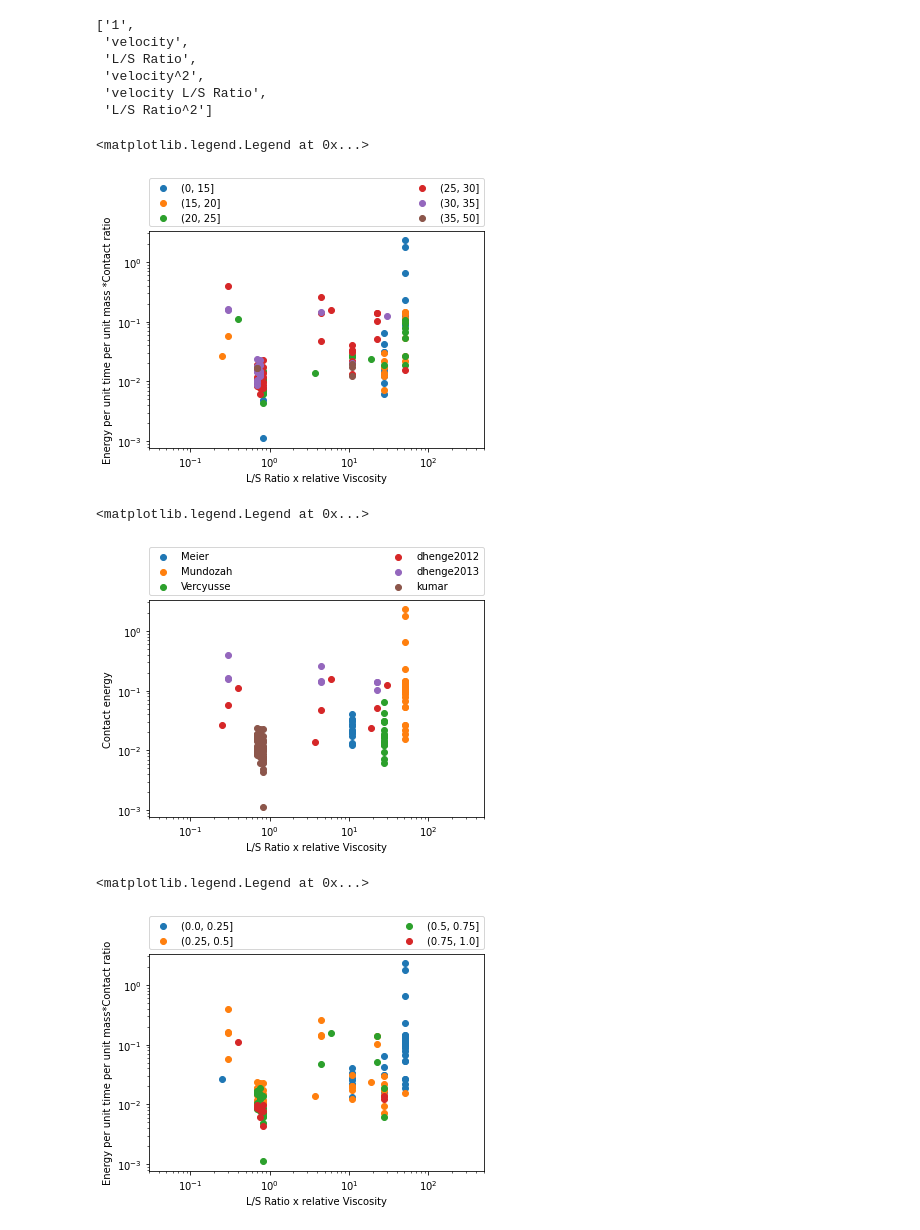
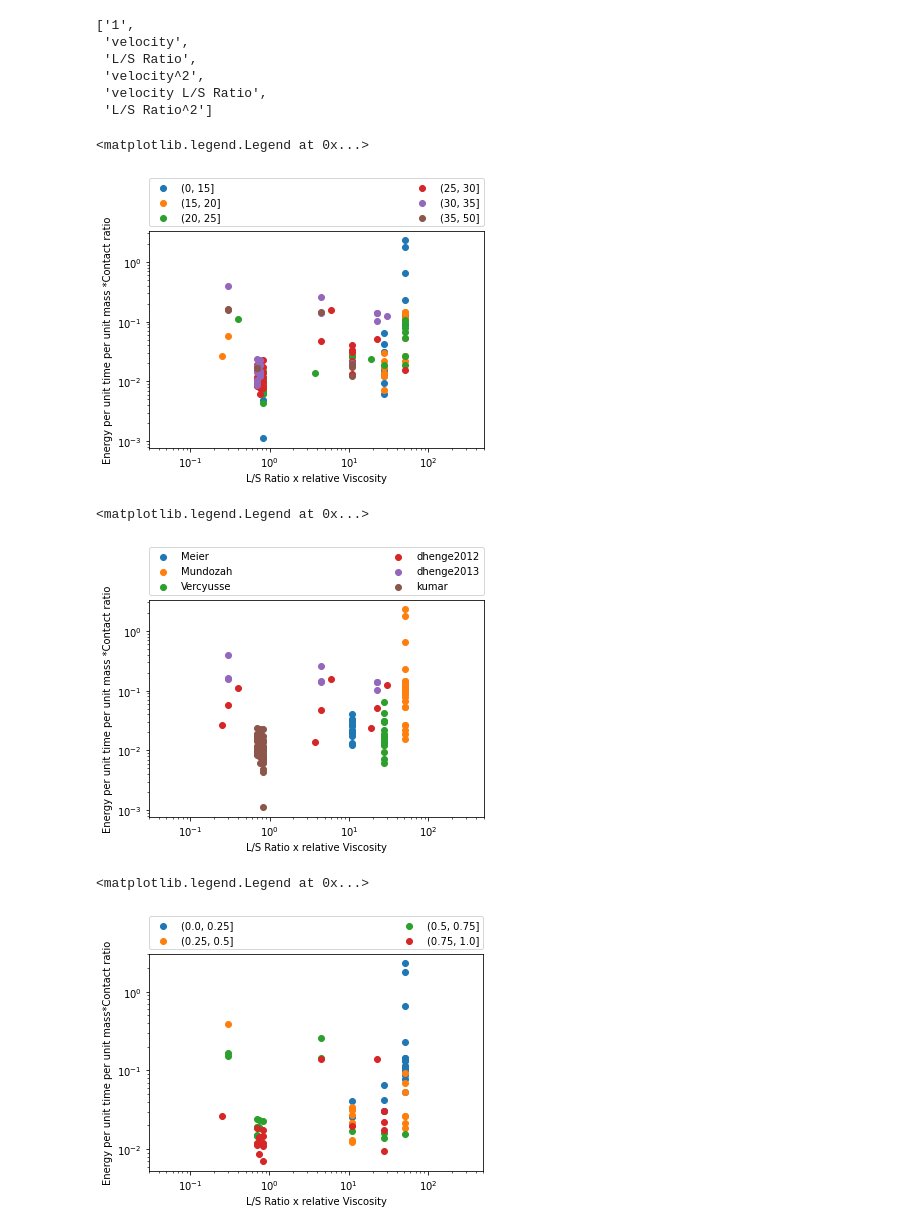
Before and after one commit to csampat/Physics-Constrained-Supervised-Autoencoders-, a Jupyter notebook: src/multivariateFit.ipynb, the cells around one changed output. Drawn from its saved outputs; the diff is of its cells as text; code cells hidden in the pictures.

```diff
--- a/src/multivariateFit.ipynb
+++ b/src/multivariateFit.ipynb
@@ -95,8 +95,13 @@ Text(0, 0.5, 'Contact ratio')
 # %%
 datafile = pd.read_csv('dataFiles/test_data1_WithOutputs_withCalculatedValues.csv')
+from HelperTools import DataCompletionMethods
 # datafile = pd.read_csv('dataFiles/pls_200points_MRT_torqueAdded.csv')
+dcm_object = DataCompletionMethods.DataCompletionMethods(datafile)
+[Vfree,Vmax] = dcm_object.vFreeCalculation(datafile['Granulator diameter (mm)'],datafile)
+datafile['Vol free'] = Vfree
+datafile['Vol max'] = Vmax
+numer = (datafile['DetTorque']*datafile['RPM']) / (60*datafile['FlowRate (kg/hr)']*datafile['DetMRT']*(datafile['Vol free']/datafile['Vol max']))
 # numer = (datafile['DetTorque']*datafile['RPM (1/s)']) / (60*datafile['FlowRate (kg/hr)']*datafile['DetMRT']*(datafile['Vol free']/datafile['Vol max']))
-numer = (datafile['DetTorque']*datafile['RPM (1/s)']) / (60*datafile['FlowRate (kg/hr)']*datafile['DetMRT']*(datafile['Vol free']/datafile['Vol max']))
 datafile['velocity'] = np.sqrt(4*np.pi*np.array(numer))
 velocity = datafile['velocity']
 lsratio = datafile['L/S Ratio']
@@ -130,6 +135,7 @@ poly1.get_feature_names(inputframes.columns)
 fig,ax = plt.subplots()
 datafile['numer'] = numer*pre
 ranges = [0,15,20,25,30,35,50]
+datafile['Extent of gran'] = np.divide(datafile['final d50'],datafile['Initial d50'])
 groups = datafile.groupby(pd.cut(datafile['Extent of gran'],ranges))
 for val, group in groups:
     ax.scatter(group['L/S Ratio']*group['Binder Viscosity (mPa.s)'] / 0.001, group['numer'],label=val)
@@ -192,7 +198,7 @@ ax.legend(bbox_to_anchor=(0., 1.02, 1., .102), loc='lower left',
            ncol=2, mode="expand", borderaxespad=0.)
 # %% [output]
 <matplotlib.legend.Legend at 0x...>
-[figure, old version]
+[figure, new version]
 # %%
 fig,ax = plt.subplots()
 vis = np.array(datafile['Binder Viscosity (mPa.s)']) / 0.001
@@ -203,7 +209,8 @@ for g in np.unique(exp):
     i = np.where(exp==g)
     ax.scatter(lsratio[i]*vis[i],numer[i]*pre[i],label=g)
 plt.xlabel('L/S Ratio x relative Viscosity')
-plt.ylabel('Contact energy')
+# plt.ylabel('Contact energy')
+plt.ylabel('Energy per unit time per unit mass *Contact ratio')
 plt.xscale("log")
 plt.yscale("log")
 plt.xlim([3e-2,500])
@@ -212,23 +219,24 @@ ax.legend(bbox_to_anchor=(0., 1.02, 1., .102), loc='lower left',
            ncol=2, mode="expand", borderaxespad=0.)
 # %% [output]
 <matplotlib.legend.Legend at 0x...>
-[figure, old version]
+[figure, new version]
 # %%
 fig,ax = plt.subplots()
 datafile['numer'] = numer*pre
 ranges = [0,0.25,0.5,0.75,1]
+datafile['Calc Fill level'] = dcm_object.fillLevel_osorio(datafile['DetMRT'])
 groups = datafile.groupby(pd.cut(datafile['Calc Fill level'],ranges))
 for val, group in groups:
     ax.scatter(group['L/S Ratio']*group['Binder Viscosity (mPa.s)'] / 0.001, group['numer'],label=val)
 plt.xlabel('L/S Ratio x relative Viscosity')
 plt.ylabel('Energy per unit time per unit mass*Contact ratio')
 plt.xscale("log")
 plt.yscale("log")
 plt.xlim([3e-2,500])
 plt.xticks([1e-1,1e0,1e1,1e2])
-plt.yticks([1e-3,1e-2,1e-1,1])
+# plt.yticks([,1e-1,1,1e1])
 ax.legend(bbox_to_anchor=(0., 1.02, 1., .102), loc='lower left',
            ncol=2, mode="expand", borderaxespad=0.)
 # %% [output]
 <matplotlib.legend.Legend at 0x...>
-[figure, old version]
+[figure, new version]
```
Also changed, not shown: parts of 2 cells of this notebook, 11 other files.
